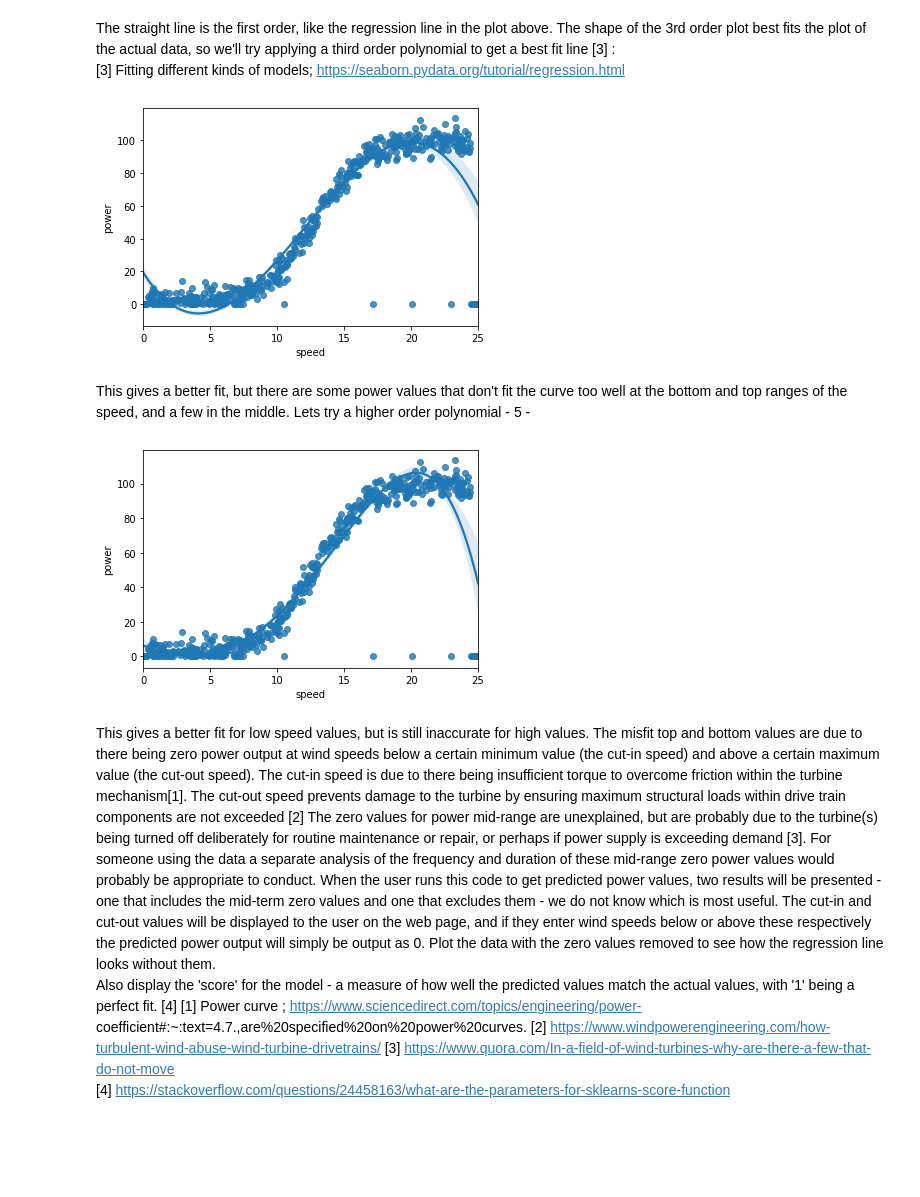
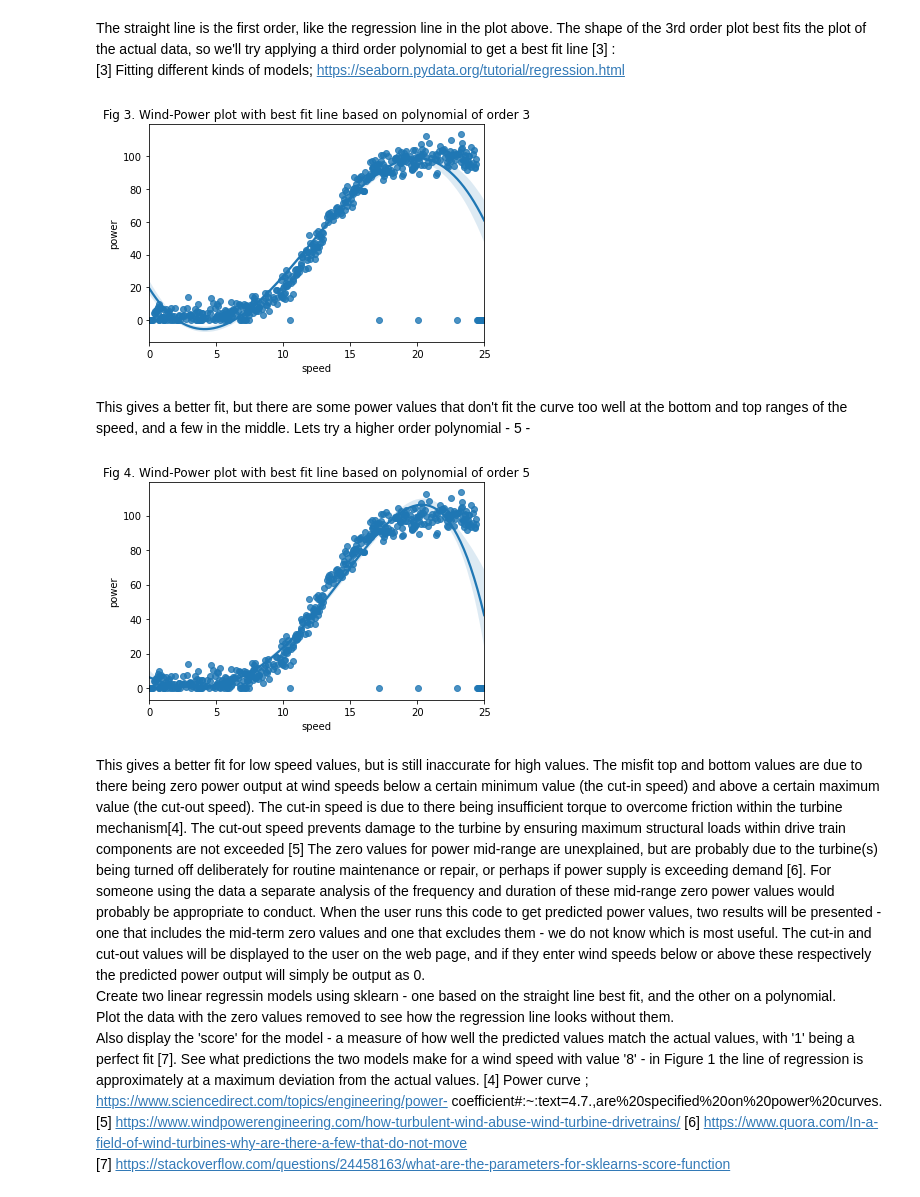
Before and after one commit to NigelSlack/Machine-Learning-Stats-Project, a Jupyter notebook: Machine Learning and Stats Project.ipynb, the cells around one changed output. Drawn from its saved outputs; the diff is of its cells as text; code cells hidden in the pictures; blank space fills up the shorter version.

```diff
--- a/Machine Learning and Stats Project.ipynb
+++ b/Machine Learning and Stats Project.ipynb
@@ -80,23 +81,27 @@ The straight line is the first order, like the regression line in the plot above
 [3] Fitting different kinds of models; https://seaborn.pydata.org/tutorial/regression.html
 # %%
 sns.regplot(x=c0,y=c1,data=df, order=3)
+plt.title("Fig 3. Wind-Power plot with best fit line based on polynomial of order 3")
 plt.show()
 # %% [output]
-[figure, old version]
+[figure, new version]
 # %% [markdown]
 This gives a better fit, but there are some power values that don't fit the curve too well at the bottom and top ranges of the speed, and a few in the middle. Lets try a higher order polynomial - 5 -
 # %%
 sns.regplot(x=c0,y=c1,data=df, order=5)
+plt.title("Fig 4. Wind-Power plot with best fit line based on polynomial of order 5")
 plt.show()
 # %% [output]
-[figure, old version]
+[figure, new version]
 # %% [markdown]
-This gives a better fit for low speed values, but is still inaccurate for high values. The misfit top and bottom values are due to there being zero power output at wind speeds below a certain minimum value (the cut-in speed) and above a certain maximum value (the cut-out speed). The cut-in speed is due to there being insufficient torque to overcome friction within the turbine mechanism[1]. The cut-out speed prevents damage to the turbine by ensuring maximum structural loads within drive train components are not exceeded [2] The zero values for power mid-range are unexplained, but are probably due to the turbine(s) being turned off deliberately for routine maintenance or repair, or perhaps if power supply is exceeding demand [3]. For someone using the data a separate analysis of the frequency and duration of these mid-range zero power values would probably be appropriate to conduct. When the user runs this code to get predicted power values, two results will be presented - one that includes the mid-term zero values and one that excludes them - we do not know which is most useful. The cut-in and cut-out values will be displayed to the user on the web page, and if they enter wind speeds below or above these respectively the predicted power output will simply be output as 0.
+This gives a better fit for low speed values, but is still inaccurate for high values. The misfit top and bottom values are due to there being zero power output at wind speeds below a certain minimum value (the cut-in speed) and above a certain maximum value (the cut-out speed). The cut-in speed is due to there being insufficient torque to overcome friction within the turbine mechanism[4]. The cut-out speed prevents damage to the turbine by ensuring maximum structural loads within drive train components are not exceeded [5] The zero values for power mid-range are unexplained, but are probably due to the turbine(s) being turned off deliberately for routine maintenance or repair, or perhaps if power supply is exceeding demand [6]. For someone using the data a separate analysis of the frequency and duration of these mid-range zero power values would probably be appropriate to conduct. When the user runs this code to get predicted power values, two results will be presented - one that includes the mid-term zero values and one that excludes them - we do not know which is most useful. The cut-in and cut-out values will be displayed to the user on the web page, and if they enter wind speeds below or above these respectively the predicted power output will simply be output as 0.
+Create two linear regressin models using sklearn - one based on the straight line best fit, and the other on a polynomial.
 Plot the data with the zero values removed to see how the regression line looks without them.
 Also display the 'score' for the model - a measure of how well the predicted values match the actual values, with '1'
-being a perfect fit. [4]
-[1] Power curve ; https://www.sciencedirect.com/topics/engineering/power-  coefficient#:~:text=4.7.,are%20specified%20on%20power%20curves.
-[2] https://www.windpowerengineering.com/how-turbulent-wind-abuse-wind-turbine-drivetrains/
-[3] https://www.quora.com/In-a-field-of-wind-turbines-why-are-there-a-few-that-do-not-move
-[4] https://stackoverflow.com/questions/24458163/what-are-the-parameters-for-sklearns-score-function
+being a perfect fit [7]. See what predictions the two models make for a wind speed with value '8' - in Figure 1 the
+line of regression is approximately at a maximum deviation from the actual values.
+[4] Power curve ; https://www.sciencedirect.com/topics/engineering/power-  coefficient#:~:text=4.7.,are%20specified%20on%20power%20curves.
+[5] https://www.windpowerengineering.com/how-turbulent-wind-abuse-wind-turbine-drivetrains/
+[6] https://www.quora.com/In-a-field-of-wind-turbines-why-are-there-a-few-that-do-not-move
+[7] https://stackoverflow.com/questions/24458163/what-are-the-parameters-for-sklearns-score-function
 # %%
```
Also changed, not shown: parts of 10 cells of this notebook, 3 other files.
